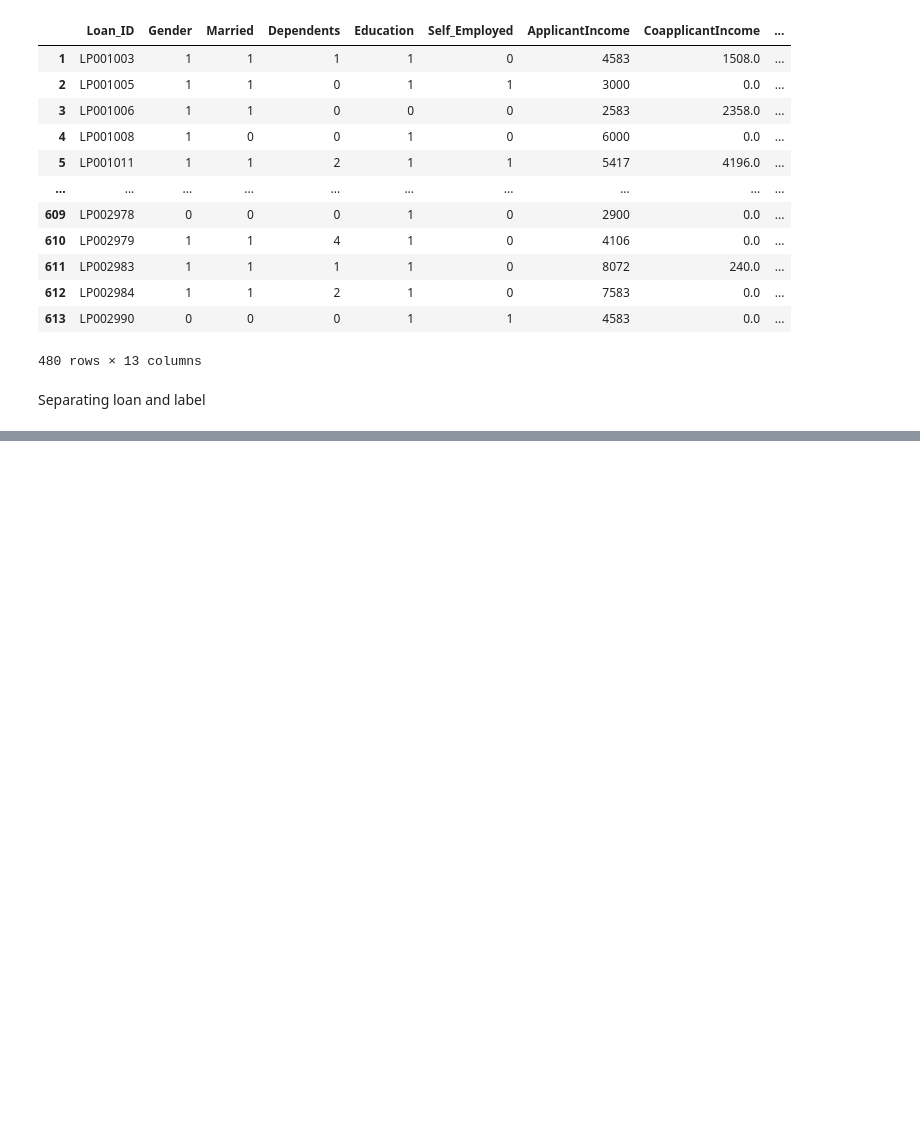
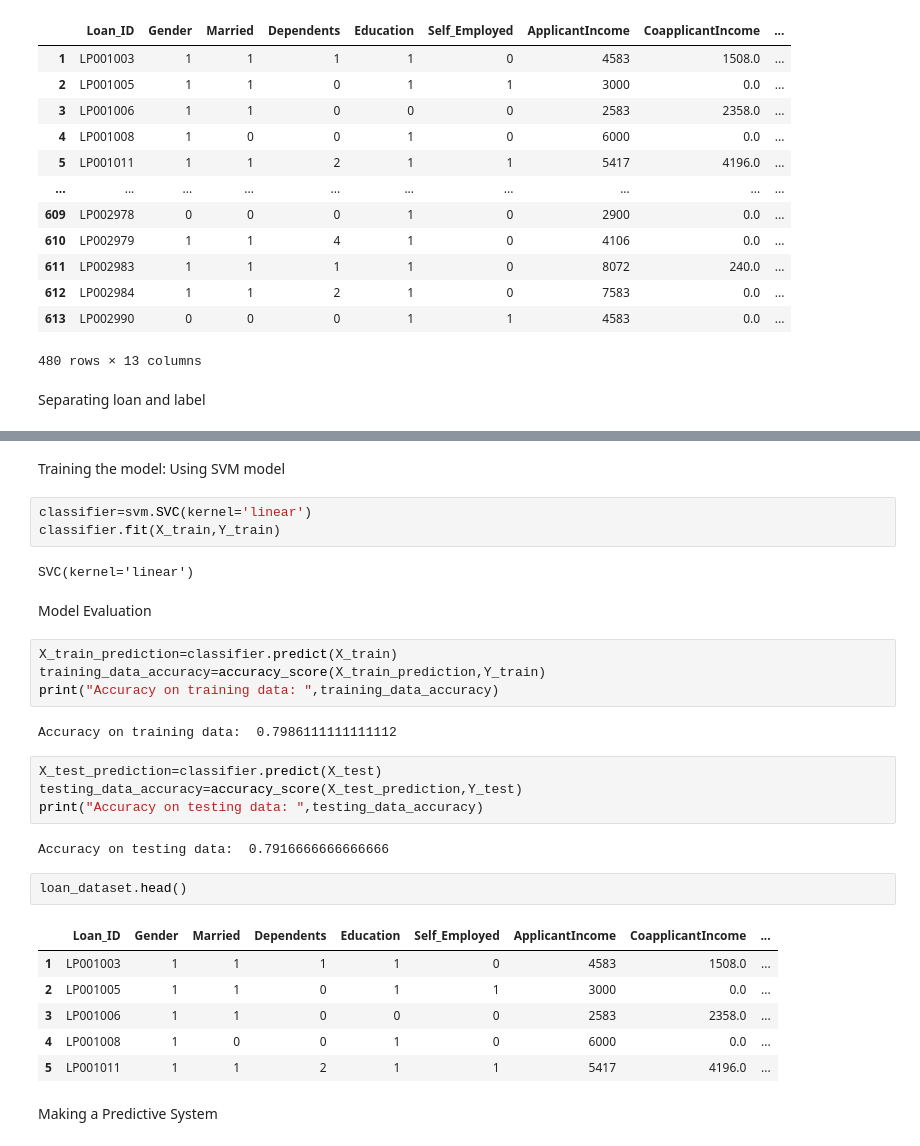
Before and after one commit to SUJOY-RAY/Loan-Status-Prediction-with-Python, a Jupyter notebook: Loan Status Predictor.ipynb, the cells around one changed output, grey strips where cells are left out. Drawn from its saved outputs; the diff is of its cells as text; blank space fills up the shorter version.

```diff
--- a/Loan Status Predictor.ipynb
+++ b/Loan Status Predictor.ipynb
@@ -206,0 +241,33 @@ Separating loan and label
+# %% [markdown]
+Training the model:
+Using SVM model
+# %%
+classifier=svm.SVC(kernel='linear')
+classifier.fit(X_train,Y_train)
+# %% [output]
+SVC(kernel='linear')
+# %% [markdown]
+Model Evaluation
+# %%
+X_train_prediction=classifier.predict(X_train)
+training_data_accuracy=accuracy_score(X_train_prediction,Y_train)
+print("Accuracy on training data: ",training_data_accuracy)
+# %% [output]
+Accuracy on training data:  0.7986111111111112
+# %%
+X_test_prediction=classifier.predict(X_test)
+testing_data_accuracy=accuracy_score(X_test_prediction,Y_test)
+print("Accuracy on testing data: ",testing_data_accuracy)
+# %% [output]
+Accuracy on testing data:  0.7916666666666666
+# %%
+loan_dataset.head()
+# %% [output]
+|  | Loan_ID | Gender | Married | Dependents | Education | Self_Employed | ApplicantIncome | CoapplicantIncome | ... |
+| 1 | LP001003 | 1 | 1 | 1 | 1 | 0 | 4583 | 1508.0 | ... |
+| 2 | LP001005 | 1 | 1 | 0 | 1 | 1 | 3000 | 0.0 | ... |
+| 3 | LP001006 | 1 | 1 | 0 | 0 | 0 | 2583 | 2358.0 | ... |
+| 4 | LP001008 | 1 | 0 | 0 | 1 | 0 | 6000 | 0.0 | ... |
+| 5 | LP001011 | 1 | 1 | 2 | 1 | 1 | 5417 | 4196.0 | ... |
+# %% [markdown]
+Making a Predictive System
```
Also changed, not shown: parts of 6 cells of this notebook, 1 other file.
